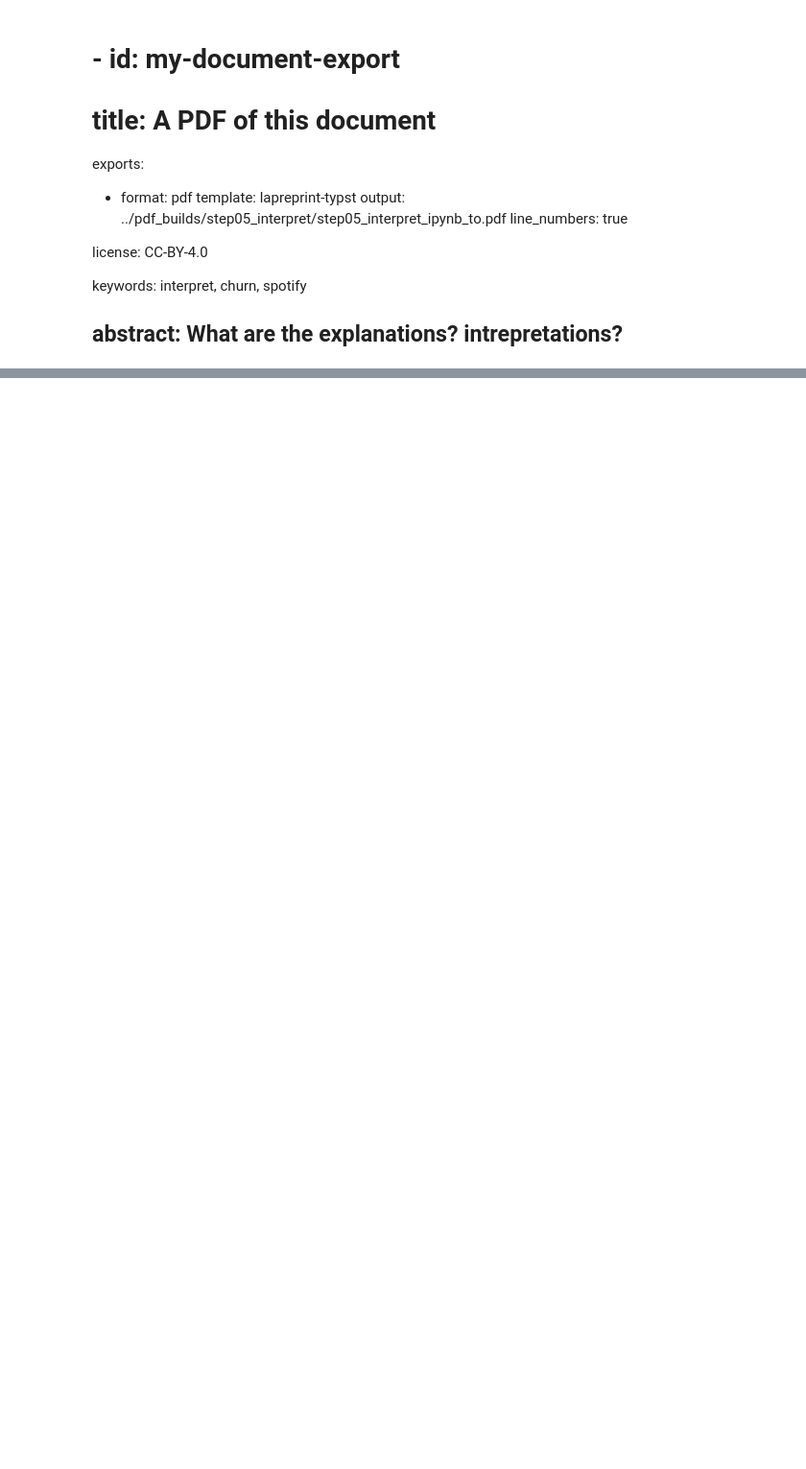
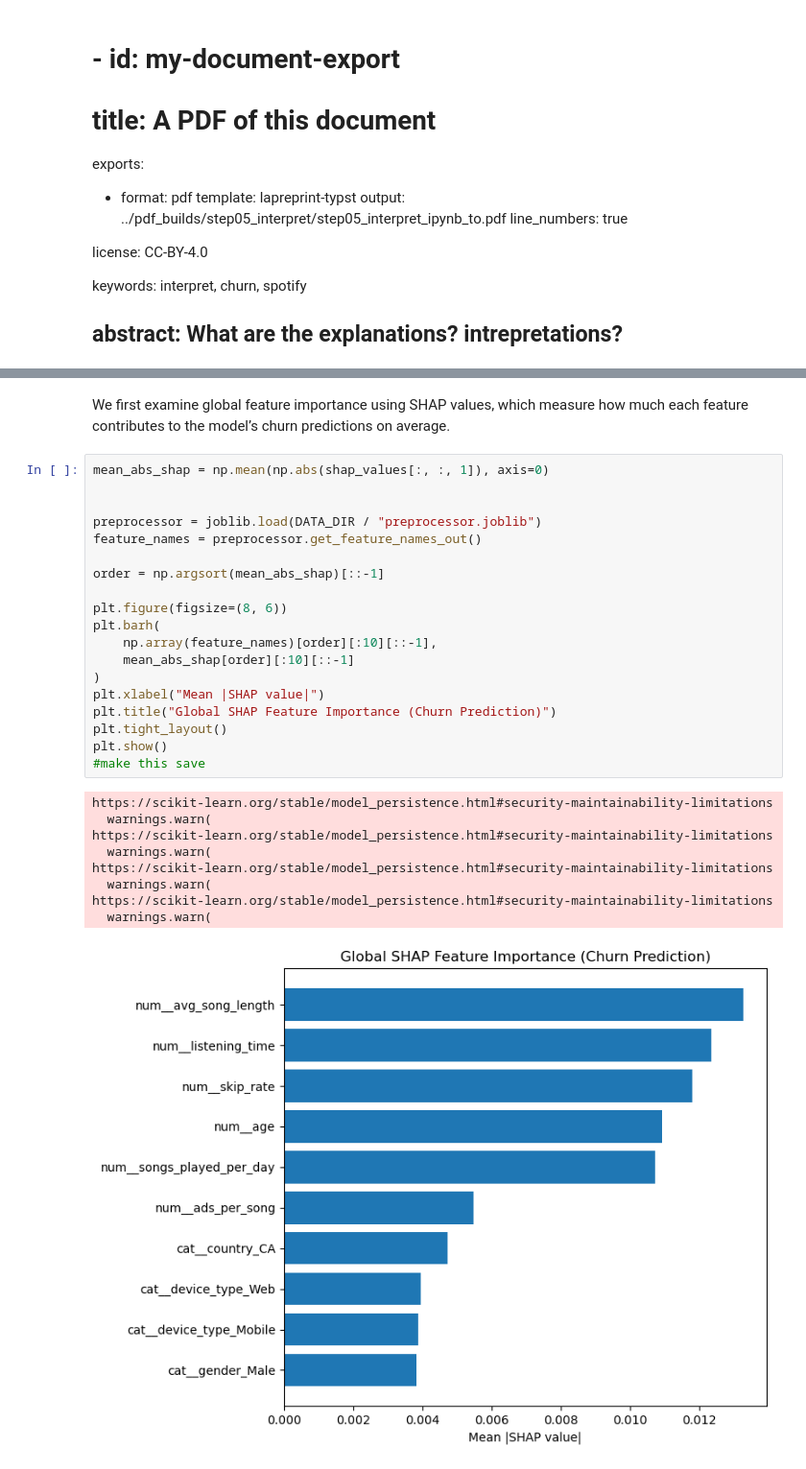
Before and after one commit to UCB-stat-159-f25/final-group08, a Jupyter notebook: notebooks/step05_interpret.ipynb, the cells around one changed output, grey strips where cells are left out. Shown: that part at 96% size. Cells and saved outputs as stored; diff of their text form; blank space fills up the shorter version.

Commit message:
adding visualizations and analysis to step 05

```diff
--- a/notebooks/step05_interpret.ipynb
+++ b/notebooks/step05_interpret.ipynb
@@ -125,0 +149,31 @@ shap_values = explainer.shap_values(X_test)
+# %% [markdown]
+We first examine global feature importance using SHAP values, which measure how much each feature contributes to the model’s churn predictions on average.
+# %%
+mean_abs_shap = np.mean(np.abs(shap_values[:, :, 1]), axis=0)
+
+
+preprocessor = joblib.load(DATA_DIR / "preprocessor.joblib")
+feature_names = preprocessor.get_feature_names_out()
+
+order = np.argsort(mean_abs_shap)[::-1]
+
+plt.figure(figsize=(8, 6))
+plt.barh(
+    np.array(feature_names)[order][:10][::-1],
+    mean_abs_shap[order][:10][::-1]
+)
+plt.xlabel("Mean |SHAP value|")
+plt.title("Global SHAP Feature Importance (Churn Prediction)")
+plt.tight_layout()
+plt.show()
+#make this save
+# %% [output]
+https://scikit-learn.org/stable/model_persistence.html#security-maintainability-limitations
+  warnings.warn(
+https://scikit-learn.org/stable/model_persistence.html#security-maintainability-limitations
+  warnings.warn(
+https://scikit-learn.org/stable/model_persistence.html#security-maintainability-limitations
+  warnings.warn(
+https://scikit-learn.org/stable/model_persistence.html#security-maintainability-limitations
+  warnings.warn(
+[figure, added]
```
Also changed, not shown: parts of 17 cells of this notebook.
